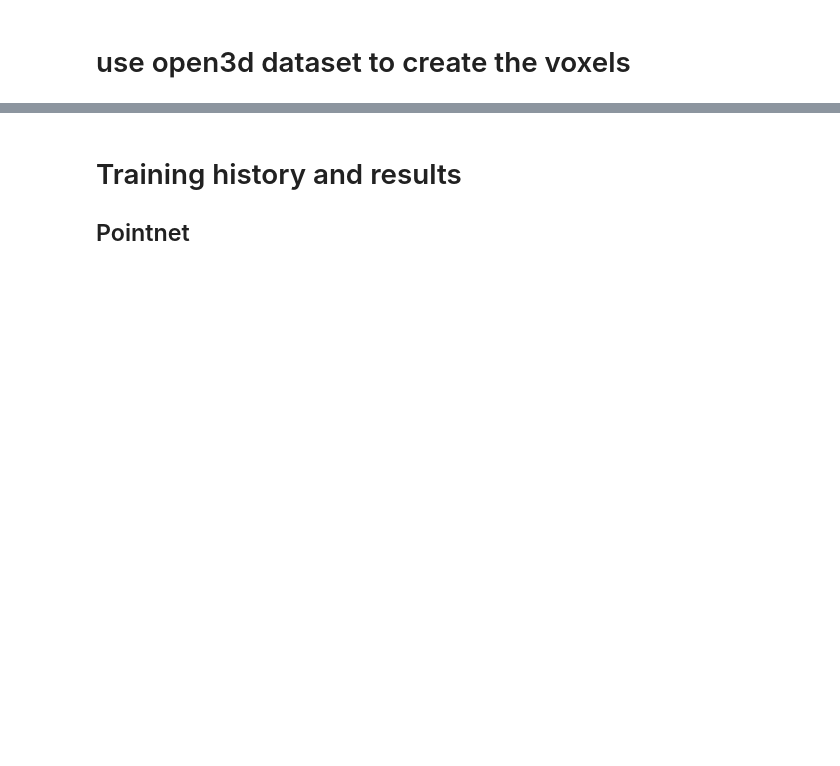
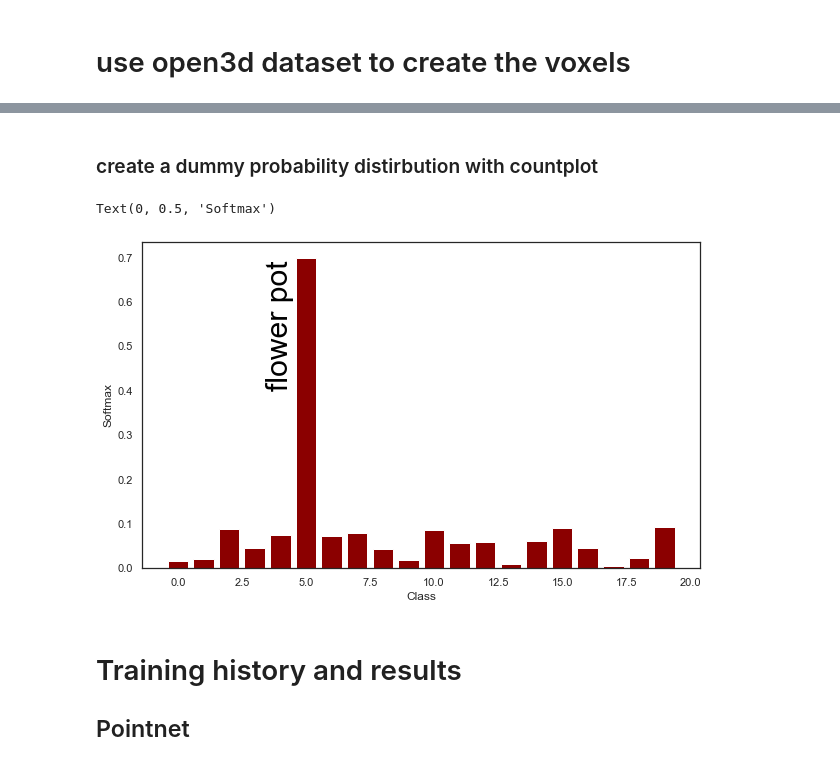
Before and after one commit to NicolaZomer/3D-Object-Classification, a Jupyter notebook: visualization.ipynb, the cells around one changed output, grey strips where cells are left out. Cells and saved outputs as stored; diff of their text form; code cells hidden in the pictures; blank space fills up the shorter version.

```diff
--- a/visualization.ipynb
+++ b/visualization.ipynb
@@ -134,3 +148,25 @@ voxels = [ get_voxel_grid(vsize=vsize) for vsize in voxel_sizes]
+# %% [markdown]
+### create a dummy probability distirbution with countplot
+# %%
+# cretae dummy softmax
+N=20
+softmax = np.random.rand(N)
+softmax = softmax/np.sum(softmax)
+# add one with the max value
+softmax[5] = 0.7
+
+# plot the softmax
+
+fig, ax = plt.subplots(figsize=(10,6))
+ax.bar(np.arange(N), softmax, color='darkred')
+# add text for the max value
+ax.text(4, 0.4, 'flower pot', fontsize=30, color='black', ha='center', va='bottom', rotation=90)
+
+ax.set_xlabel('Class')
+ax.set_ylabel('Softmax')
+# %% [output]
+Text(0, 0.5, 'Softmax')
+[figure, added]
 # %% [markdown]
 # Training history and results
 
```
Also changed, not shown: parts of 3 cells of this notebook, 8 other files.
